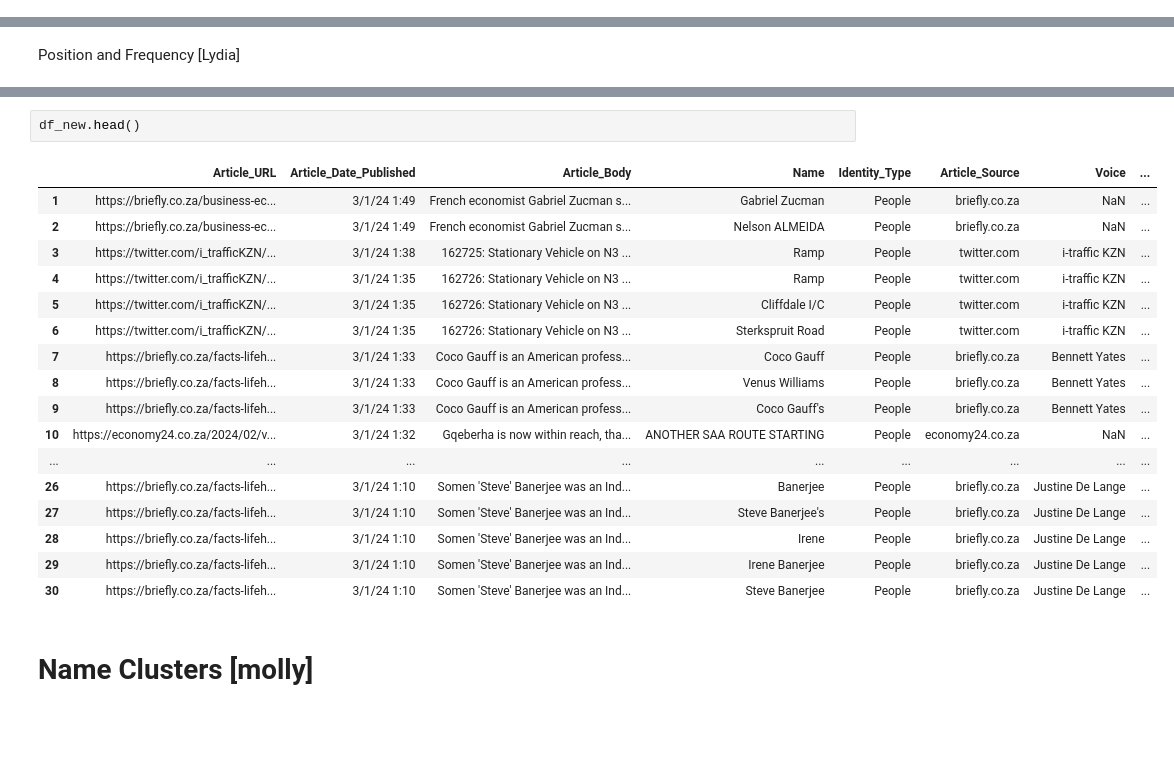
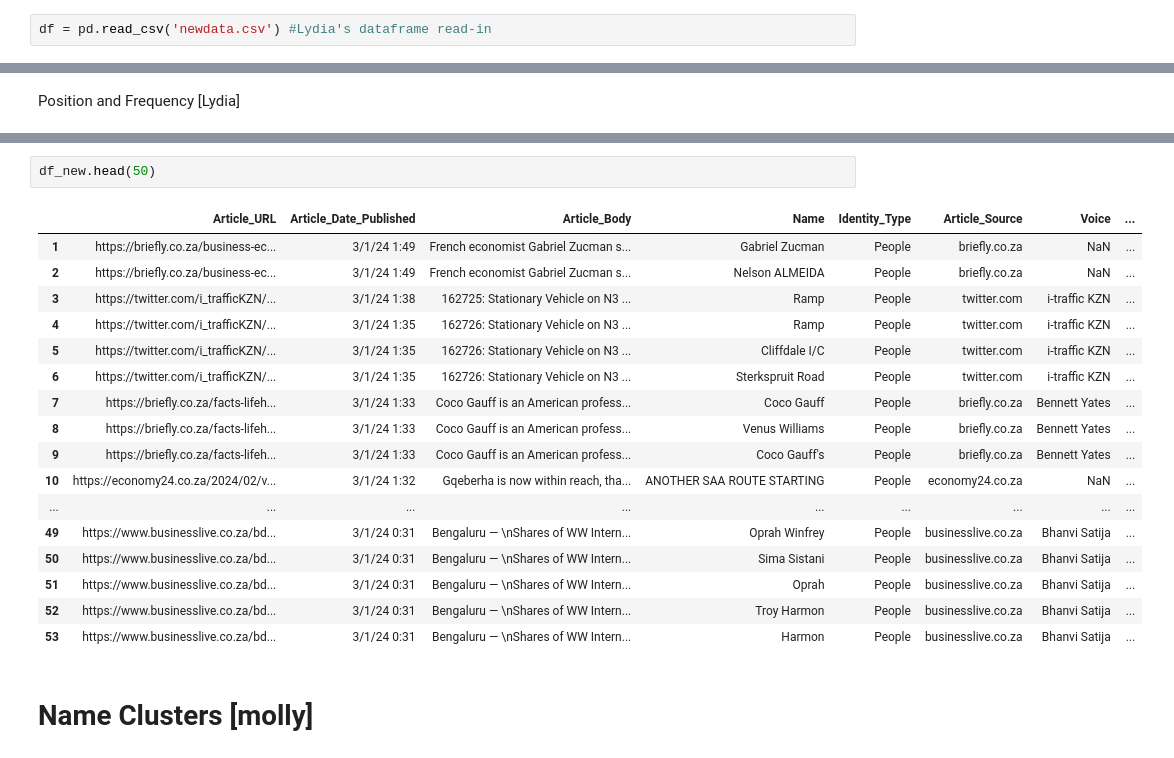
Before and after one commit to RevanthYalamanch/iX_Voxcroft2024, a Jupyter notebook: Final.ipynb, the cells around one changed output, grey strips where cells are left out. Saved outputs shown, nothing was run; the diff lists cells and outputs as text; blank space fills up the shorter version.

```diff
--- a/Final.ipynb
+++ b/Final.ipynb
@@ -38,3 +46,5 @@ nltk.download('wordnet')
+# %%
+df = pd.read_csv('newdata.csv') #Lydia's dataframe read-in
 # %% [markdown]
 # TFIDF
 # %%
@@ -284,25 +299,25 @@ df_new = df[df['Name']!='nan']
 
 df['Name'] = df['Name'].str.upper()
 # %%
-df_new.head()
+df_new.head(50)
 # %% [output]
 |  | Article_URL | Article_Date_Published | Article_Body | Name | Identity_Type | Article_Source | Voice | ... |
 | 1 | https://briefly.co.za/business-ec... | 3/1/24 1:49 | French economist Gabriel Zucman s... | Gabriel Zucman | People | briefly.co.za | NaN | ... |
 | 2 | https://briefly.co.za/business-ec... | 3/1/24 1:49 | French economist Gabriel Zucman s... | Nelson ALMEIDA | People | briefly.co.za | NaN | ... |
 | 3 | https://twitter.com/i_trafficKZN/... | 3/1/24 1:38 | 162725: Stationary Vehicle on N3 ... | Ramp | People | twitter.com | i-traffic KZN | ... |
 | 4 | https://twitter.com/i_trafficKZN/... | 3/1/24 1:35 | 162726: Stationary Vehicle on N3 ... | Ramp | People | twitter.com | i-traffic KZN | ... |
 | 5 | https://twitter.com/i_trafficKZN/... | 3/1/24 1:35 | 162726: Stationary Vehicle on N3 ... | Cliffdale I/C | People | twitter.com | i-traffic KZN | ... |
 | 6 | https://twitter.com/i_trafficKZN/... | 3/1/24 1:35 | 162726: Stationary Vehicle on N3 ... | Sterkspruit Road | People | twitter.com | i-traffic KZN | ... |
 | 7 | https://briefly.co.za/facts-lifeh... | 3/1/24 1:33 | Coco Gauff is an American profess... | Coco Gauff | People | briefly.co.za | Bennett Yates | ... |
 | 8 | https://briefly.co.za/facts-lifeh... | 3/1/24 1:33 | Coco Gauff is an American profess... | Venus Williams | People | briefly.co.za | Bennett Yates | ... |
 | 9 | https://briefly.co.za/facts-lifeh... | 3/1/24 1:33 | Coco Gauff is an American profess... | Coco Gauff's | People | briefly.co.za | Bennett Yates | ... |
 | 10 | https://economy24.co.za/2024/02/v... | 3/1/24 1:32 | Gqeberha is now within reach, tha... | ANOTHER SAA ROUTE STARTING | People | economy24.co.za | NaN | ... |
 | ... | ... | ... | ... | ... | ... | ... | ... | ... |
-| 26 | https://briefly.co.za/facts-lifeh... | 3/1/24 1:10 | Somen 'Steve' Banerjee was an Ind... | Banerjee | People | briefly.co.za | Justine De Lange | ... |
-| 27 | https://briefly.co.za/facts-lifeh... | 3/1/24 1:10 | Somen 'Steve' Banerjee was an Ind... | Steve Banerjee's | People | briefly.co.za | Justine De Lange | ... |
-| 28 | https://briefly.co.za/facts-lifeh... | 3/1/24 1:10 | Somen 'Steve' Banerjee was an Ind... | Irene | People | briefly.co.za | Justine De Lange | ... |
-| 29 | https://briefly.co.za/facts-lifeh... | 3/1/24 1:10 | Somen 'Steve' Banerjee was an Ind... | Irene Banerjee | People | briefly.co.za | Justine De Lange | ... |
-| 30 | https://briefly.co.za/facts-lifeh... | 3/1/24 1:10 | Somen 'Steve' Banerjee was an Ind... | Steve Banerjee | People | briefly.co.za | Justine De Lange | ... |
+| 49 | https://www.businesslive.co.za/bd... | 3/1/24 0:31 | Bengaluru — \nShares of WW Intern... | Oprah Winfrey | People | businesslive.co.za | Bhanvi Satija | ... |
+| 50 | https://www.businesslive.co.za/bd... | 3/1/24 0:31 | Bengaluru — \nShares of WW Intern... | Sima Sistani | People | businesslive.co.za | Bhanvi Satija | ... |
+| 51 | https://www.businesslive.co.za/bd... | 3/1/24 0:31 | Bengaluru — \nShares of WW Intern... | Oprah | People | businesslive.co.za | Bhanvi Satija | ... |
+| 52 | https://www.businesslive.co.za/bd... | 3/1/24 0:31 | Bengaluru — \nShares of WW Intern... | Troy Harmon | People | businesslive.co.za | Bhanvi Satija | ... |
+| 53 | https://www.businesslive.co.za/bd... | 3/1/24 0:31 | Bengaluru — \nShares of WW Intern... | Harmon | People | businesslive.co.za | Bhanvi Satija | ... |
 # %% [markdown]
 # Name Clusters [molly]
 # %% [markdown]
```
Also changed, not shown: parts of 2 cells of this notebook.
